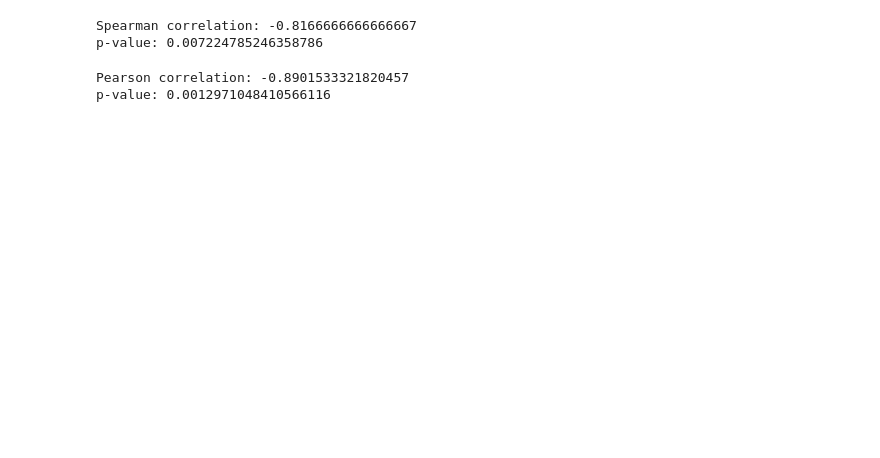
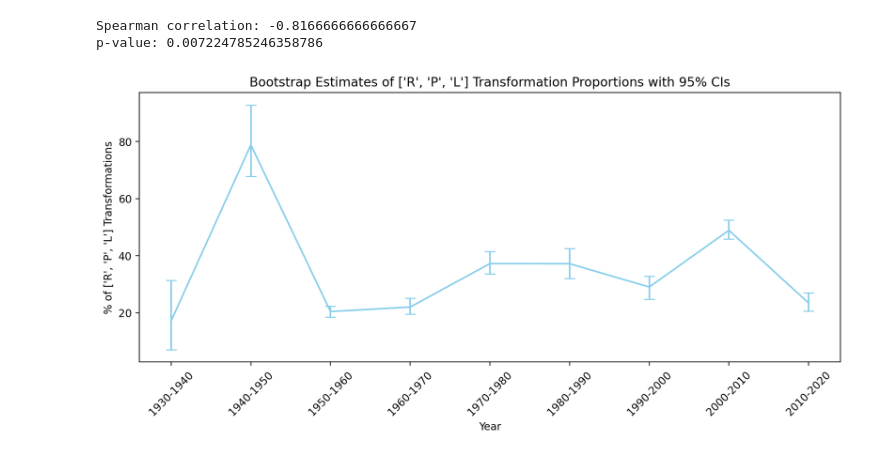
Before and after one commit to 1chenjes1/EPFL_DCML_2025, a Jupyter notebook: Notebooks/5 - Neo-Riemannian Transformations.ipynb, the cells around one changed output. Saved outputs shown, nothing was run; the diff lists cells and outputs as text; code cells hidden in the pictures; blank space fills up the shorter version.

```diff
--- a/Notebooks/5 - Neo-Riemannian Transformations.ipynb
+++ b/Notebooks/5 - Neo-Riemannian Transformations.ipynb
@@ -350,11 +239,7 @@ print("p-value:", p_value)
 # %% [output]
 Spearman correlation: -0.8166666666666667
 p-value: 0.007224785246358786
-# %%
-from scipy.stats import pearsonr
-corr, p_value = pearsonr(N, P)
-print("Pearson correlation:", corr)
-print("p-value:", p_value)
-# %% [output]
-Pearson correlation: -0.8901533321820457
-p-value: 0.0012971048410566116
+# %%
+RPL = plot(['R','P','L'])
+# %% [output]
+[figure, added]
```
Also changed, not shown: parts of 24 cells of this notebook, 6 other files.
